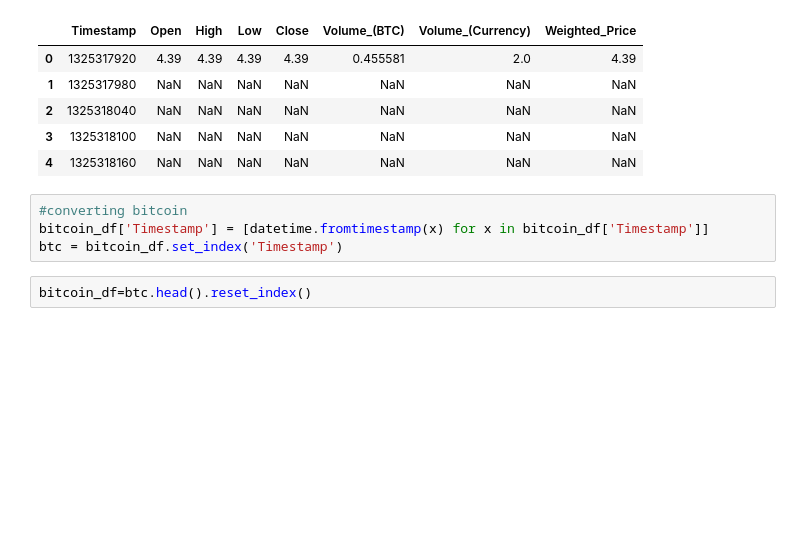
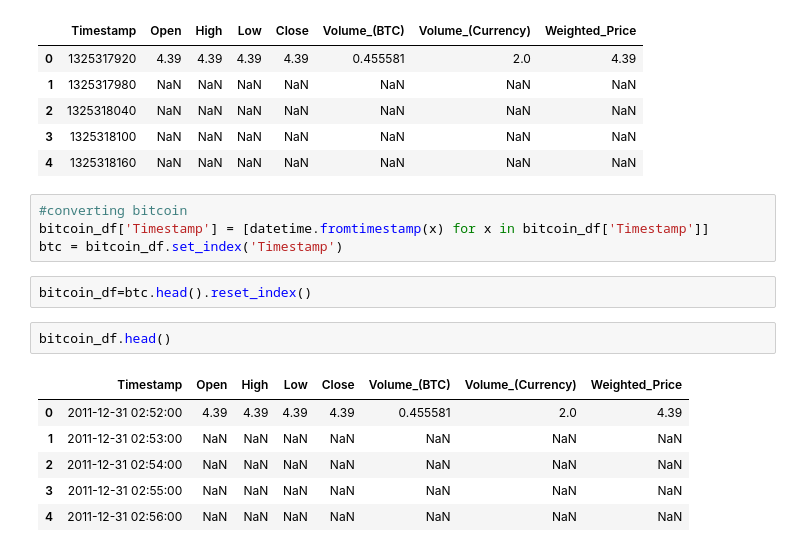
Before and after one commit to kcb3866/ETL-project, a Jupyter notebook: Untitled.ipynb, the cells around one changed output. Drawn from its saved outputs; the diff is of its cells as text; blank space fills up the shorter version.

```diff
--- a/Untitled.ipynb
+++ b/Untitled.ipynb
@@ -36,3 +37,12 @@ bitcoin_df['Timestamp'] = [datetime.fromtimestamp(x) for x in bitcoin_df['Timest
 btc = bitcoin_df.set_index('Timestamp')
 # %%
 bitcoin_df=btc.head().reset_index()
+# %%
+bitcoin_df.head()
+# %% [output]
+|  | Timestamp | Open | High | Low | Close | Volume_(BTC) | Volume_(Currency) | Weighted_Price |
+| 0 | 2011-12-31 02:52:00 | 4.39 | 4.39 | 4.39 | 4.39 | 0.455581 | 2.0 | 4.39 |
+| 1 | 2011-12-31 02:53:00 | NaN | NaN | NaN | NaN | NaN | NaN | NaN |
+| 2 | 2011-12-31 02:54:00 | NaN | NaN | NaN | NaN | NaN | NaN | NaN |
+| 3 | 2011-12-31 02:55:00 | NaN | NaN | NaN | NaN | NaN | NaN | NaN |
+| 4 | 2011-12-31 02:56:00 | NaN | NaN | NaN | NaN | NaN | NaN | NaN |
```
Also changed, not shown: parts of 3 cells of this notebook, 4 other files.
